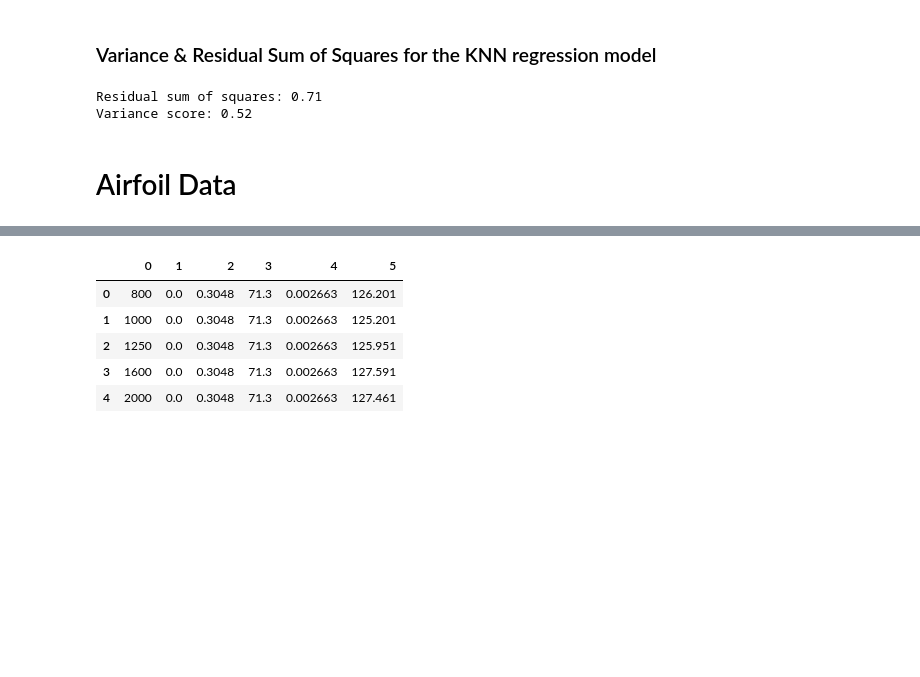
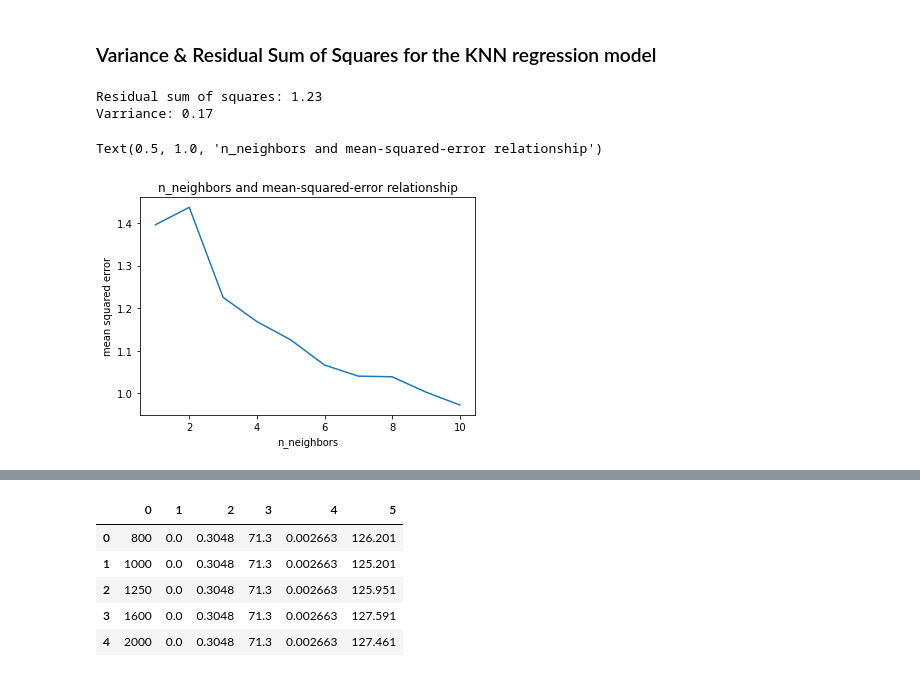
Before and after one commit to imad3k/AppliedML_Assignment2, a Jupyter notebook: dsba6156_inclass_assignment2_iahmad.ipynb, the cells around one changed output, grey strips where cells are left out. Drawn from its saved outputs; the diff is of its cells as text; code cells hidden in the pictures; blank space fills up the shorter version.

```diff
--- a/dsba6156_inclass_assignment2_iahmad.ipynb
+++ b/dsba6156_inclass_assignment2_iahmad.ipynb
@@ -202,15 +204,37 @@ comparison
 # %%
 # Calculate Variance and the Residual Sum of Squares for the KNN regression Model.
 
-# Residual sum of squares is always mean*(predictions - actual values)^2
-print("Residual sum of squares: %.2f"
-      % np.mean((predY - y_test) ** 2))
+# Residual sum of squares:
+print("Residual sum of squares: %.2f" % np.mean((predY - Y) ** 2))
 
-# To get the variance score, use sklearn.neighbors.KNeighborsRegressor.score()
-# Inputs = model_name, x_test, y_test
-print('Variance score: %.2f' % sklearn.neighbors.KNeighborsRegressor.score(knn_reg_model, x_test, y_test))
+# Another way to do this is:
+# print('Method 2: %.2f' % mean_squared_error(Y, predY))
+
+
+# Varriance
+
+# Testing scores on cross_val_score
+scores = cross_val_score(knn_regression, X_scaled, Y, cv=5, scoring='explained_variance')
+print("Varriance: %.2f" % scores.mean())
 # %% [output]
-Residual sum of squares: 0.71
-Variance score: 0.52
+Residual sum of squares: 1.23
+Varriance: 0.17
-# %% [markdown]
-# Airfoil Data
+# %%
+# Testing erros for different values of Neighbors
+import matplotlib.pyplot as plt
+%matplotlib inline
+
+
+error = []
+for k in range(1,11):
+    knn = KNeighborsRegressor(n_neighbors=k)
+    y_pred = cross_val_predict(knn, X_scaled, Y, cv=5)
+    error.append(mean_squared_error(Y, y_pred))
+
+plt.plot(range(1, 11), error)
+plt.xlabel('n_neighbors')
+plt.ylabel('mean squared error')
+plt.title('n_neighbors and mean-squared-error relationship')
+# %% [output]
+Text(0.5, 1.0, 'n_neighbors and mean-squared-error relationship')
+[figure, added]
```
Also changed, not shown: parts of 21 cells of this notebook.
